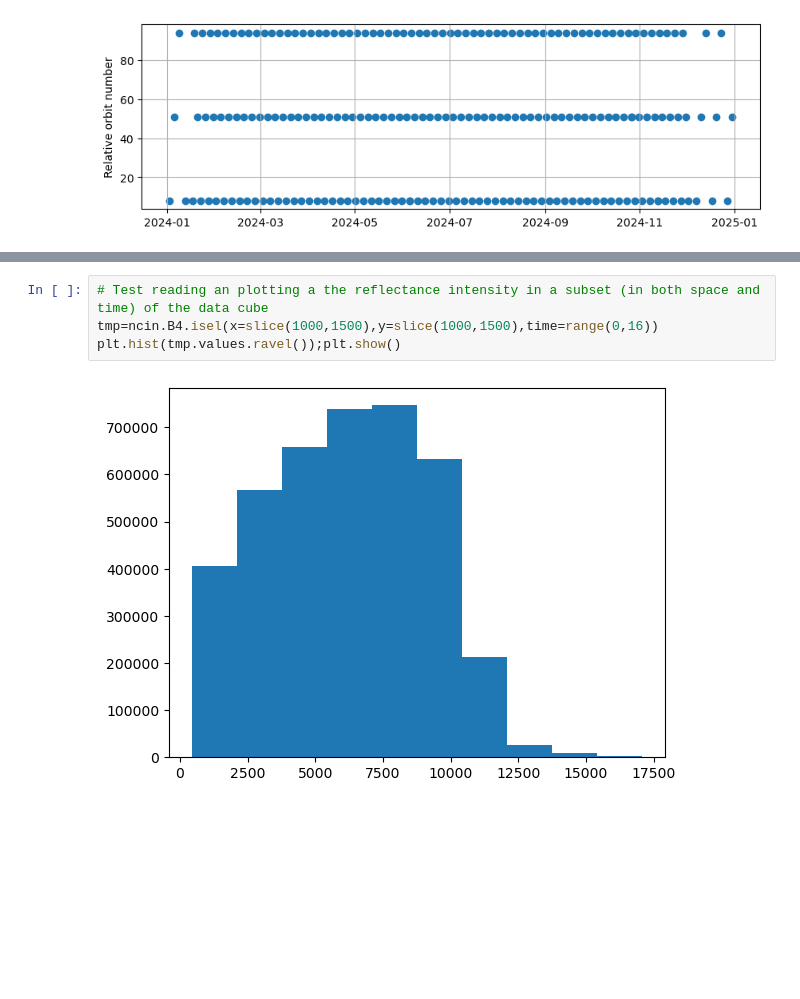
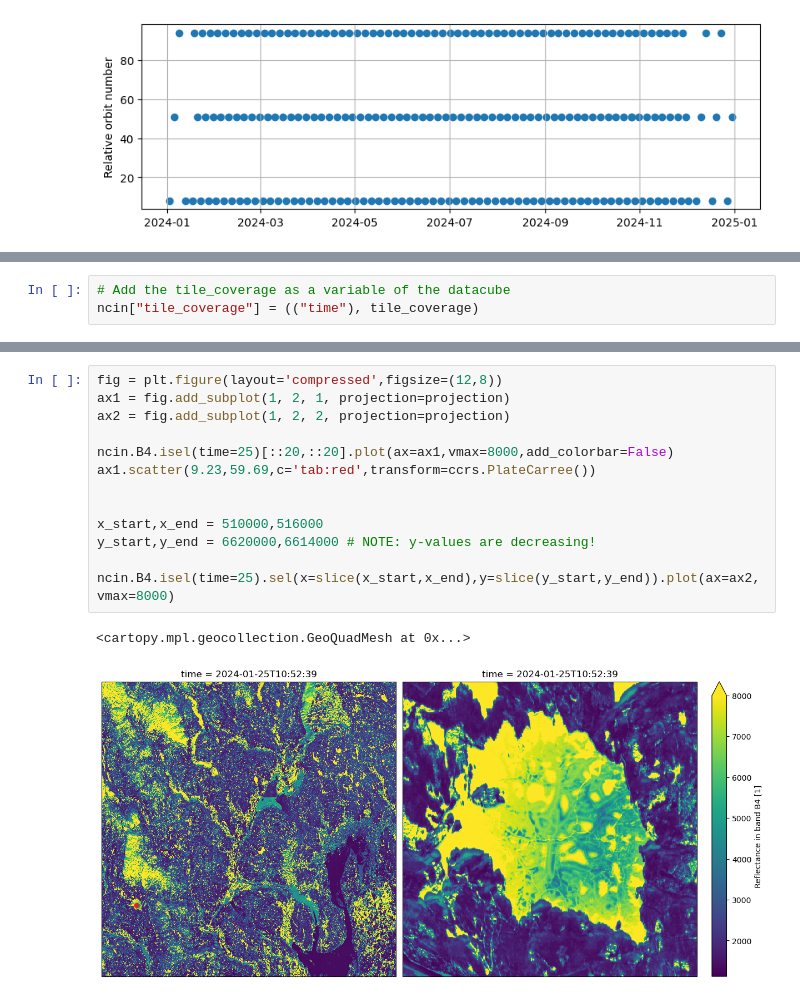
Before and after one commit to NasjonaltBakkeSegment/NBS_tutorials, a Jupyter notebook: notebooks/read_sentinel-2_datacubes.ipynb, the cells around one changed output, grey strips where cells are left out. Saved outputs shown, nothing was run; the diff lists cells and outputs as text; blank space fills up the shorter version.

```diff
--- a/notebooks/read_sentinel-2_datacubes.ipynb
+++ b/notebooks/read_sentinel-2_datacubes.ipynb
@@ -106 +130,4 @@ Text(0, 0.5, 'Relative orbit number')
+# %%
+# Add the tile_coverage as a variable of the datacube
+ncin["tile_coverage"] = (("time"), tile_coverage)
 # %% [markdown]
@@ -133,6 +140,16 @@ Now that we have read the data cube, we can start looking more into the data. Th
-# %%
-# Test reading an plotting a the reflectance intensity in a subset (in both space and time) of the data cube
-tmp=ncin.B4.isel(x=slice(1000,1500),y=slice(1000,1500),time=range(0,16))
-plt.hist(tmp.values.ravel());plt.show()
-# %% [output]
-[figure, removed]
+# %%
+fig = plt.figure(layout='compressed',figsize=(12,8))
+ax1 = fig.add_subplot(1, 2, 1, projection=projection)
+ax2 = fig.add_subplot(1, 2, 2, projection=projection)
+
+ncin.B4.isel(time=25)[::20,::20].plot(ax=ax1,vmax=8000,add_colorbar=False)
+ax1.scatter(9.23,59.69,c='tab:red',transform=ccrs.PlateCarree())
+
+
+x_start,x_end = 510000,516000
+y_start,y_end = 6620000,6614000 # NOTE: y-values are decreasing!
+
+ncin.B4.isel(time=25).sel(x=slice(x_start,x_end),y=slice(y_start,y_end)).plot(ax=ax2,vmax=8000)
+# %% [output]
+<cartopy.mpl.geocollection.GeoQuadMesh at 0x...>
+[figure, added]
```
Also changed, not shown: parts of 29 cells of this notebook.
